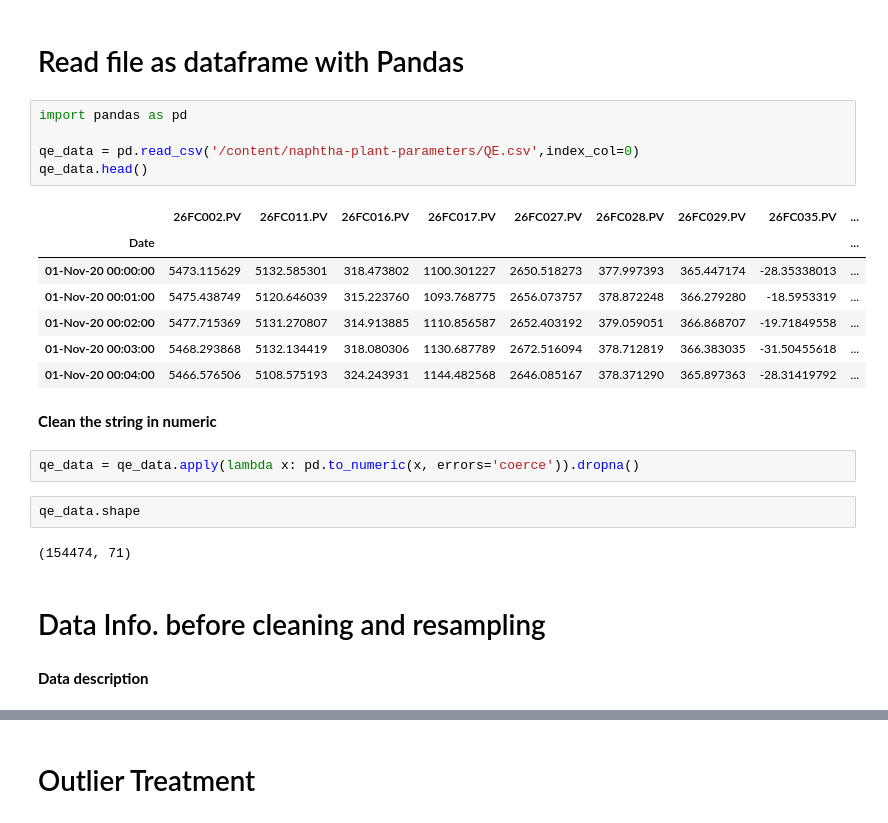
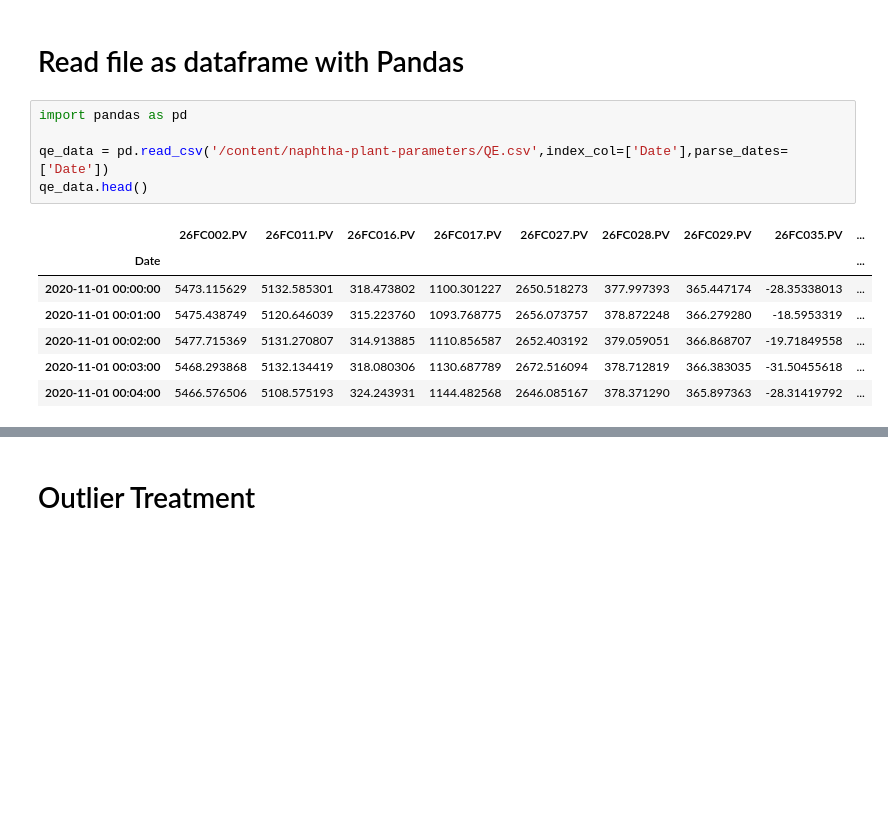
Before and after one commit to manhanton/DataInsight, a Jupyter notebook: QE_dev.ipynb, the cells around one changed output, grey strips where cells are left out. Drawn from its saved outputs; the diff is of its cells as text; blank space fills up the shorter version.

```diff
--- a/QE_dev.ipynb
+++ b/QE_dev.ipynb
@@ -46,25 +48,13 @@ zip_ref.close()
 # %%
 import pandas as pd
 
-qe_data = pd.read_csv('/content/naphtha-plant-parameters/QE.csv',index_col=0)
+qe_data = pd.read_csv('/content/naphtha-plant-parameters/QE.csv',index_col=['Date'],parse_dates=['Date'])
 qe_data.head()
 # %% [output]
 |  | 26FC002.PV | 26FC011.PV | 26FC016.PV | 26FC017.PV | 26FC027.PV | 26FC028.PV | 26FC029.PV | 26FC035.PV | ... |
 | Date |  |  |  |  |  |  |  |  | ... |
-| 01-Nov-20 00:00:00 | 5473.115629 | 5132.585301 | 318.473802 | 1100.301227 | 2650.518273 | 377.997393 | 365.447174 | -28.35338013 | ... |
-| 01-Nov-20 00:01:00 | 5475.438749 | 5120.646039 | 315.223760 | 1093.768775 | 2656.073757 | 378.872248 | 366.279280 | -18.5953319 | ... |
-| 01-Nov-20 00:02:00 | 5477.715369 | 5131.270807 | 314.913885 | 1110.856587 | 2652.403192 | 379.059051 | 366.868707 | -19.71849558 | ... |
-| 01-Nov-20 00:03:00 | 5468.293868 | 5132.134419 | 318.080306 | 1130.687789 | 2672.516094 | 378.712819 | 366.383035 | -31.50455618 | ... |
-| 01-Nov-20 00:04:00 | 5466.576506 | 5108.575193 | 324.243931 | 1144.482568 | 2646.085167 | 378.371290 | 365.897363 | -28.31419792 | ... |
+| 2020-11-01 00:00:00 | 5473.115629 | 5132.585301 | 318.473802 | 1100.301227 | 2650.518273 | 377.997393 | 365.447174 | -28.35338013 | ... |
+| 2020-11-01 00:01:00 | 5475.438749 | 5120.646039 | 315.223760 | 1093.768775 | 2656.073757 | 378.872248 | 366.279280 | -18.5953319 | ... |
+| 2020-11-01 00:02:00 | 5477.715369 | 5131.270807 | 314.913885 | 1110.856587 | 2652.403192 | 379.059051 | 366.868707 | -19.71849558 | ... |
+| 2020-11-01 00:03:00 | 5468.293868 | 5132.134419 | 318.080306 | 1130.687789 | 2672.516094 | 378.712819 | 366.383035 | -31.50455618 | ... |
+| 2020-11-01 00:04:00 | 5466.576506 | 5108.575193 | 324.243931 | 1144.482568 | 2646.085167 | 378.371290 | 365.897363 | -28.31419792 | ... |
-# %% [markdown]
-**Clean the string in numeric**
-# %%
-qe_data = qe_data.apply(lambda x: pd.to_numeric(x, errors='coerce')).dropna()
-# %%
-qe_data.shape
-# %% [output]
-(154474, 71)
-# %% [markdown]
-# Data Info. before cleaning and resampling
-# %% [markdown]
-**Data description**
```
Also changed, not shown: parts of 143 cells of this notebook.
